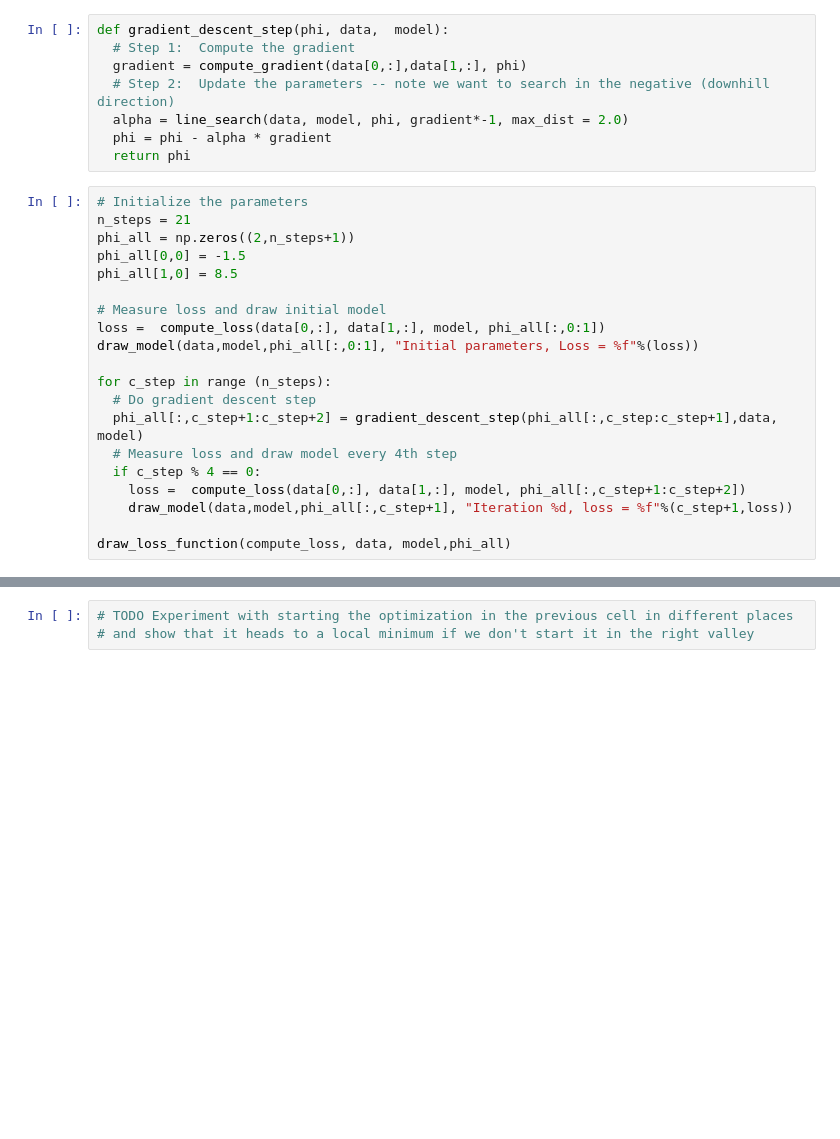
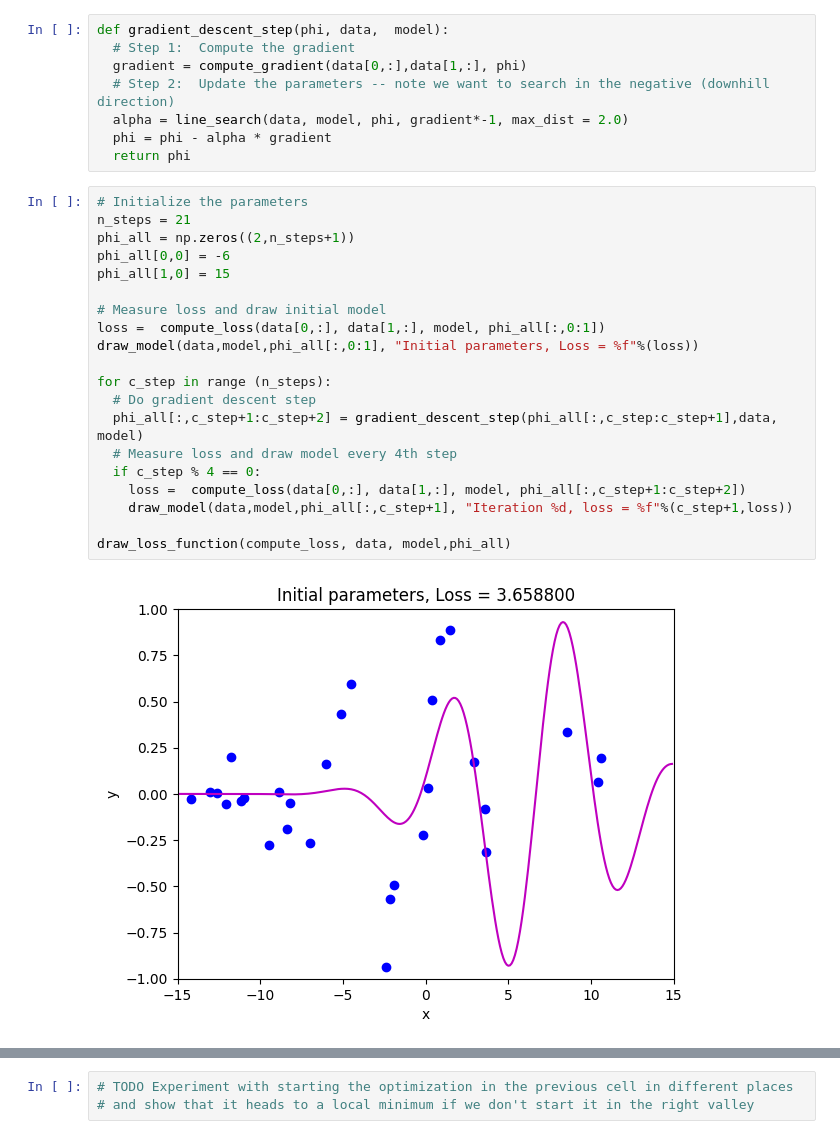
Before and after one commit to jimbounce/DeepLearningCourse, a Jupyter notebook: Notebooks/Chap06/6_3_Stochastic_Gradient_Descent.ipynb, the cells around one changed output, grey strips where cells are left out. Cells and saved outputs as stored; diff of their text form; blank space fills up the shorter version.

```diff
--- a/Notebooks/Chap06/6_3_Stochastic_Gradient_Descent.ipynb
+++ b/Notebooks/Chap06/6_3_Stochastic_Gradient_Descent.ipynb
@@ -251,20 +251,22 @@ def gradient_descent_step(phi, data,  model):
 # %%
 # Initialize the parameters
 n_steps = 21
 phi_all = np.zeros((2,n_steps+1))
-phi_all[0,0] = -1.5
-phi_all[1,0] = 8.5
+phi_all[0,0] = -6
+phi_all[1,0] = 15
 
 # Measure loss and draw initial model
 loss =  compute_loss(data[0,:], data[1,:], model, phi_all[:,0:1])
 draw_model(data,model,phi_all[:,0:1], "Initial parameters, Loss = %f"%(loss))
 
 for c_step in range (n_steps):
   # Do gradient descent step
   phi_all[:,c_step+1:c_step+2] = gradient_descent_step(phi_all[:,c_step:c_step+1],data, model)
   # Measure loss and draw model every 4th step
   if c_step % 4 == 0:
     loss =  compute_loss(data[0,:], data[1,:], model, phi_all[:,c_step+1:c_step+2])
     draw_model(data,model,phi_all[:,c_step+1], "Iteration %d, loss = %f"%(c_step+1,loss))
 
 draw_loss_function(compute_loss, data, model,phi_all)
+# %% [output]
+[figure, added]
```
Also changed, not shown: parts of 1 cell of this notebook.
